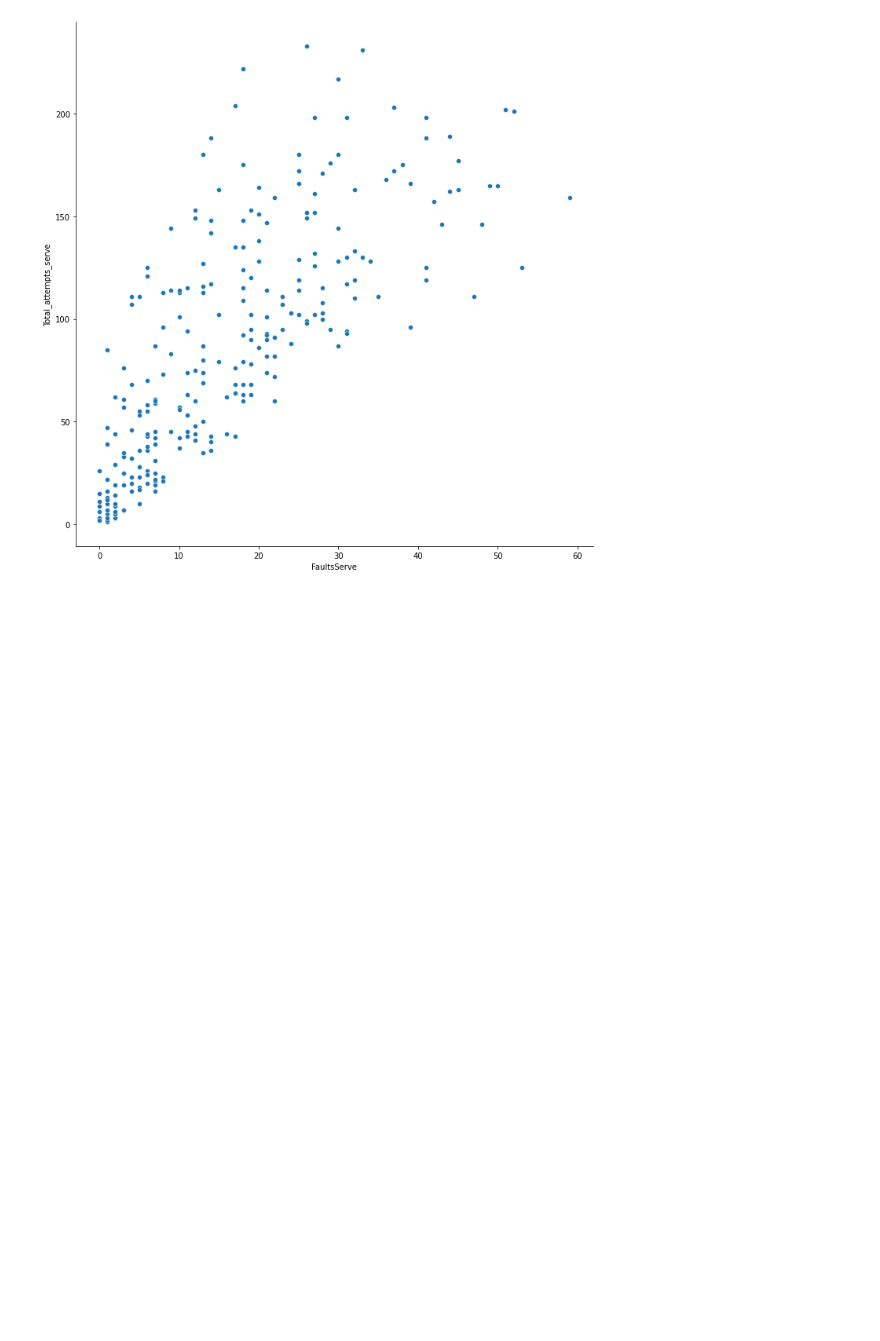
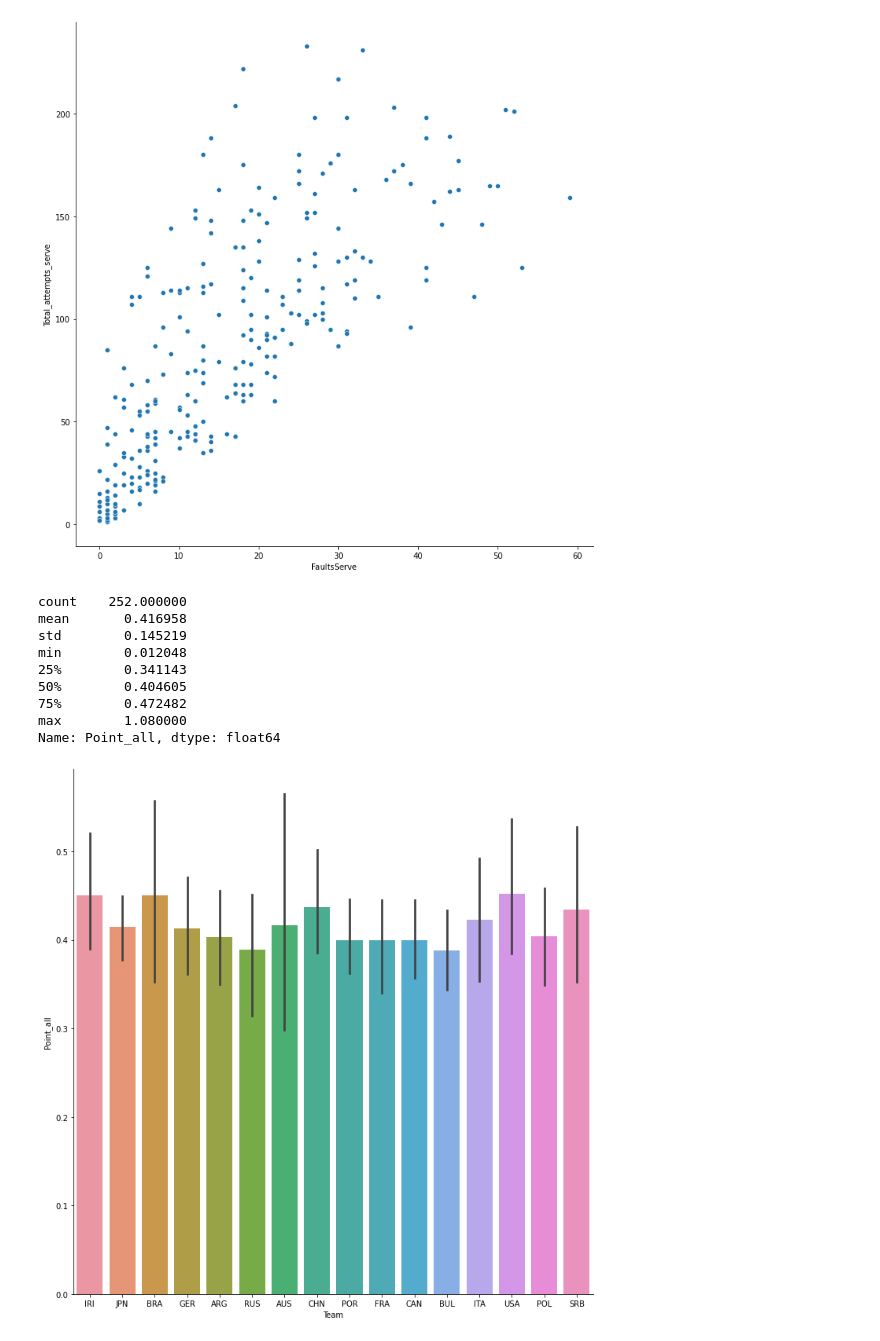
Before and after one commit to Quentin1402/dep-t-python, a Jupyter notebook: Présentation.ipynb, the cells around one changed output. Drawn from its saved outputs; the diff is of its cells as text; code cells hidden in the pictures; blank space fills up the shorter version.

```diff
--- a/Présentation.ipynb
+++ b/Présentation.ipynb
@@ -57,6 +57,18 @@ sb.relplot(x="FaultsServe", y="Total_attempts_serve", data=servers, height=10)
 # %%
 scores = pd.read_csv('C:/Users/asus tuf/Downloads/men_best_scores.csv');
 scores.drop(["Rank", "ShirtNumber"], axis = 1, inplace=True)
-scores["Total_Attempts"] = attackers["Total_attempts_spike"] + blockers["Total_attempts_block"] + servers["Total_attempts_serve"]
-scores["Total_fault"] = attackers["FaultsSpike"] + blockers["FaultsBlock"] + servers["FaultsServe"]
-scores["Result"] = ((scores["Total"] - scores["Total_fault"]) / scores["Total_Attempts"])
+scores["Point_all"] = attackers["Success"] + servers["Success"]
+scores["Fault_all"] = attackers["Fail"] + servers["Fail"]
+sb.catplot(x="Team", y="Point_all", data= scores, kind="bar", height=10)
+scores["Point_all"].describe()
+# %% [output]
+count    252.000000
+mean       0.416958
+std        0.145219
+min        0.012048
+25%        0.341143
+50%        0.404605
+75%        0.472482
+max        1.080000
+Name: Point_all, dtype: float64
+[figure, added]
```
Also changed, not shown: parts of 3 cells of this notebook.
